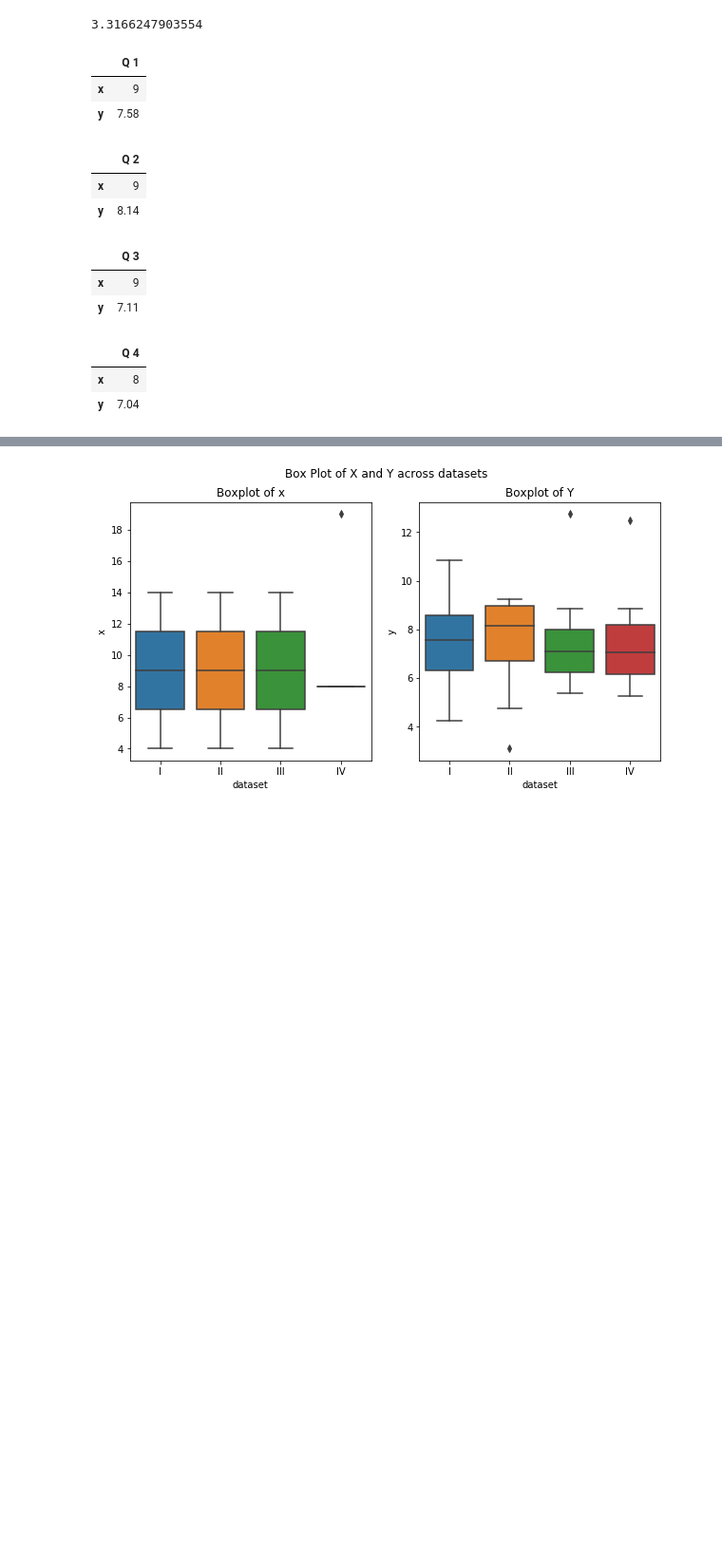
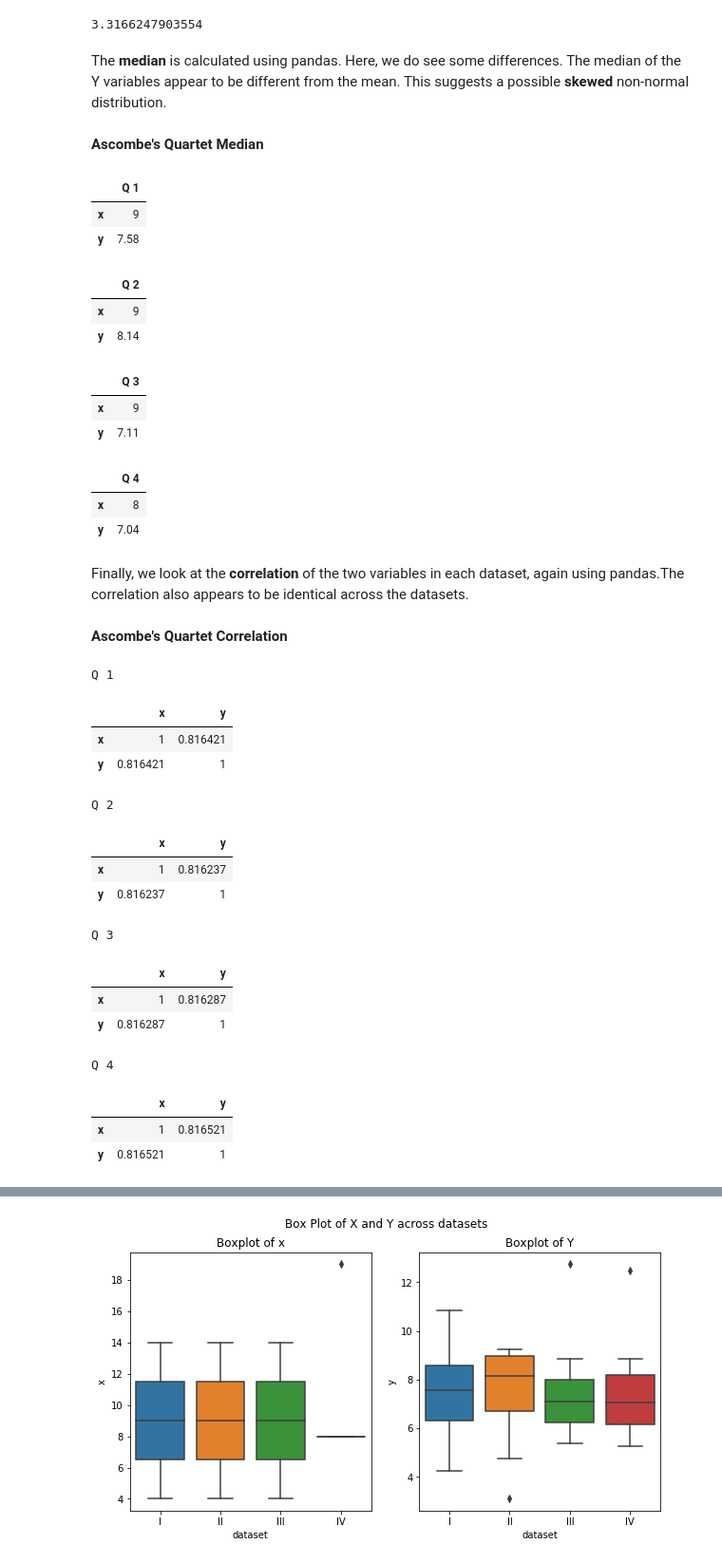
Before and after one commit to dermotkel/fundamentals-of-data-analysis-, a Jupyter notebook: Fundamentals of Data Analysis .ipynb, the cells around one changed output, grey strips where cells are left out. Shown at 95% size. Saved outputs shown, nothing was run; the diff lists cells and outputs as text; code cells hidden in the pictures; blank space fills up the shorter version.

```diff
--- a/Fundamentals of Data Analysis .ipynb
+++ b/Fundamentals of Data Analysis .ipynb
@@ -261,7 +272,10 @@ display_html(Q1_styler_var._repr_html_() + Q2_styler_var._repr_html_()+Q3_styler
 np.sqrt(Q1_var["x"])
 # %% [output]
 3.3166247903554
+# %% [markdown]
+The **median** is calculated using pandas. Here, we do see some differences. The median of the Y variables appear to be different from the mean. This suggests a possible **skewed** non-normal distribution.
 # %%
+printmd("**Ascombe's Quartet Median**")
 Q1_median = Q1.median()
 Q1_median_table = pd.DataFrame(Q1_median, columns=["Q 1"])
 
@@ -281,6 +295,7 @@ Q4_styler_median = Q4_median_table.style.set_table_attributes("style='display:in
 
 display_html(Q1_styler_median._repr_html_() + Q2_styler_median._repr_html_()+Q3_styler_median._repr_html_()+Q4_styler_median._repr_html_(), raw=True)
 # %% [output]
+**Ascombe's Quartet Median**
 |  | Q 1 |
 | x | 9 |
 | y | 7.58 |
@@ -293,17 +308,36 @@ display_html(Q1_styler_median._repr_html_() + Q2_styler_median._repr_html_()+Q3_
 |  | Q 4 |
 | x | 8 |
 | y | 7.04 |
+# %% [markdown]
+Finally, we look at the **correlation** of the two variables in each dataset, again using pandas.The correlation also appears to be identical across the datasets.
 # %%
+printmd("**Ascombe's Quartet Correlation**")
 Q1_corr = Q1.corr()
 Q2_corr = Q2.corr()
 Q3_corr = Q3.corr()
 Q4_corr = Q4.corr()
 
 Q1_styler = Q1_corr.style.set_table_attributes("style='display:inline'").set_caption('Q 1')
 Q2_styler = Q2_corr.style.set_table_attributes("style='display:inline'").set_caption('Q 2')
 Q3_styler = Q3_corr.style.set_table_attributes("style='display:inline'").set_caption('Q 3')
 Q4_styler = Q4_corr.style.set_table_attributes("style='display:inline'").set_caption('Q 4')
 
 display_html(Q1_styler._repr_html_() + Q2_styler._repr_html_()+Q3_styler._repr_html_()+Q4_styler._repr_html_(), raw=True)
-
-# https://stackoverflow.com/questions/38783027/jupyter-notebook-display-two-pandas-tables-side-by-side
+# %% [output]
+**Ascombe's Quartet Correlation**
+Q 1
+|  | x | y |
+| x | 1 | 0.816421 |
+| y | 0.816421 | 1 |
+Q 2
+|  | x | y |
+| x | 1 | 0.816237 |
+| y | 0.816237 | 1 |
+Q 3
+|  | x | y |
+| x | 1 | 0.816287 |
+| y | 0.816287 | 1 |
+Q 4
+|  | x | y |
+| x | 1 | 0.816521 |
+| y | 0.816521 | 1 |
```
Also changed, not shown: parts of 15 cells of this notebook.
